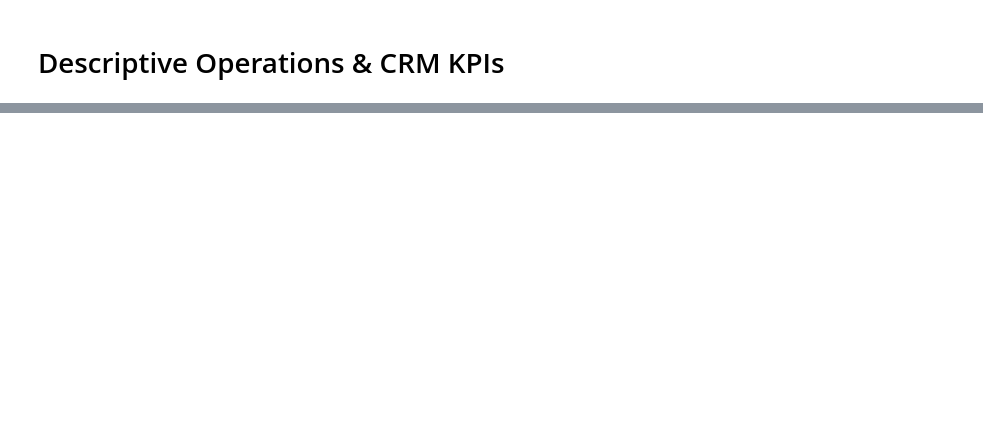
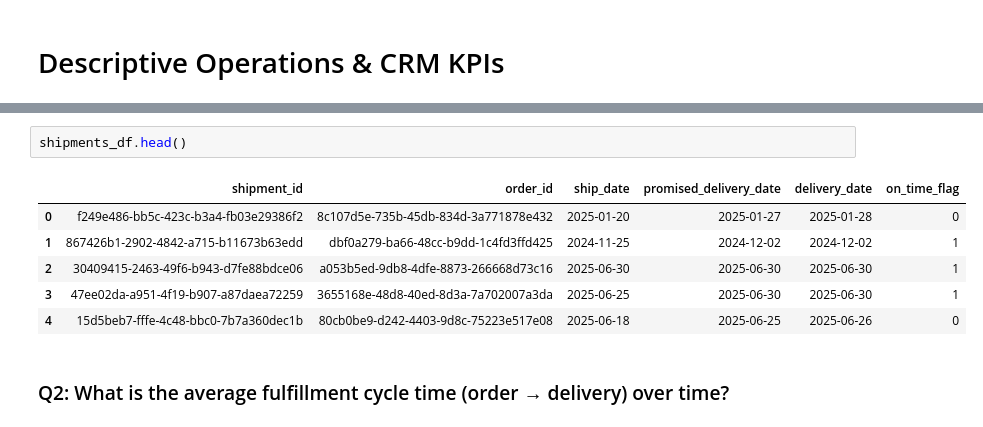
Before and after one commit to Barahow/Operational-CRM-Analysis-Retention-Funnel-and-Repurchase-Insights, a Jupyter notebook: notebooks/eda/01_descriptive_analysis.ipynb.ipynb, the cells around one changed output, grey strips where cells are left out. Drawn from its saved outputs; the diff is of its cells as text; blank space fills up the shorter version.

```diff
--- a/notebooks/eda/01_descriptive_analysis.ipynb.ipynb
+++ b/notebooks/eda/01_descriptive_analysis.ipynb.ipynb
@@ -299,0 +90,11 @@ plt.show()
+# %%
+shipments_df.head()
+# %% [output]
+|  | shipment_id | order_id | ship_date | promised_delivery_date | delivery_date | on_time_flag |
+| 0 | f249e486-bb5c-423c-b3a4-fb03e29386f2 | 8c107d5e-735b-45db-834d-3a771878e432 | 2025-01-20 | 2025-01-27 | 2025-01-28 | 0 |
+| 1 | 867426b1-2902-4842-a715-b11673b63edd | dbf0a279-ba66-48cc-b9dd-1c4fd3ffd425 | 2024-11-25 | 2024-12-02 | 2024-12-02 | 1 |
+| 2 | 30409415-2463-49f6-b943-d7fe88bdce06 | a053b5ed-9db8-4dfe-8873-266668d73c16 | 2025-06-30 | 2025-06-30 | 2025-06-30 | 1 |
+| 3 | 47ee02da-a951-4f19-b907-a87daea72259 | 3655168e-48d8-40ed-8d3a-7a702007a3da | 2025-06-25 | 2025-06-30 | 2025-06-30 | 1 |
+| 4 | 15d5beb7-fffe-4c48-bbc0-7b7a360dec1b | 80cb0be9-d242-4403-9d8c-75223e517e08 | 2025-06-18 | 2025-06-25 | 2025-06-26 | 0 |
+# %% [markdown]
+### Q2: What is the average fulfillment cycle time (order → delivery) over time?
```
Also changed, not shown: parts of 48 cells of this notebook.
